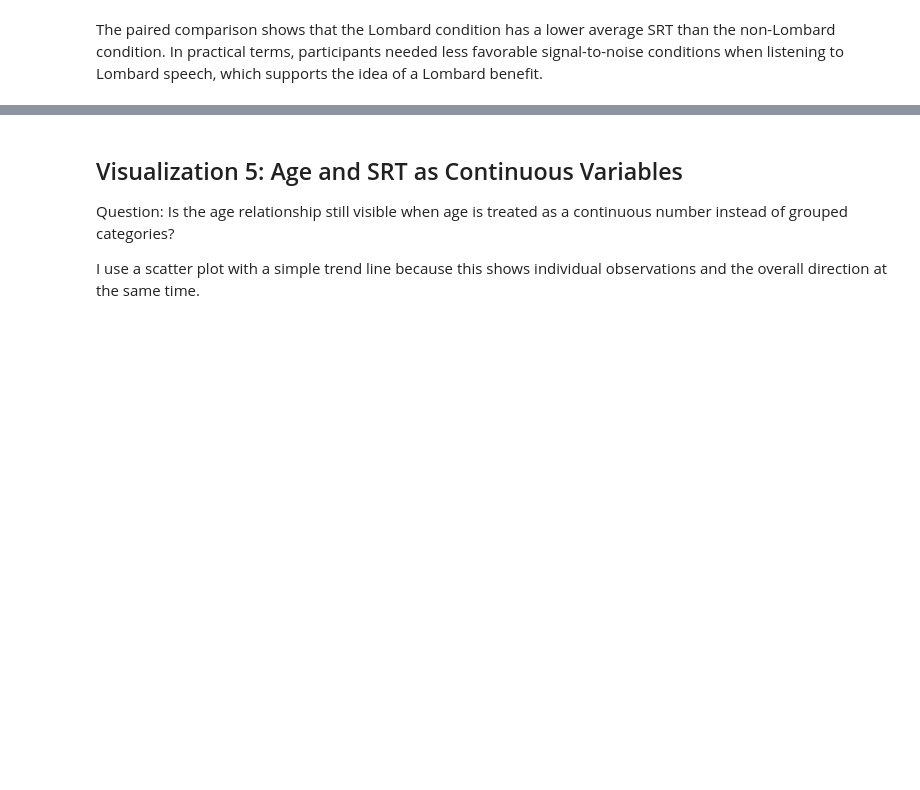
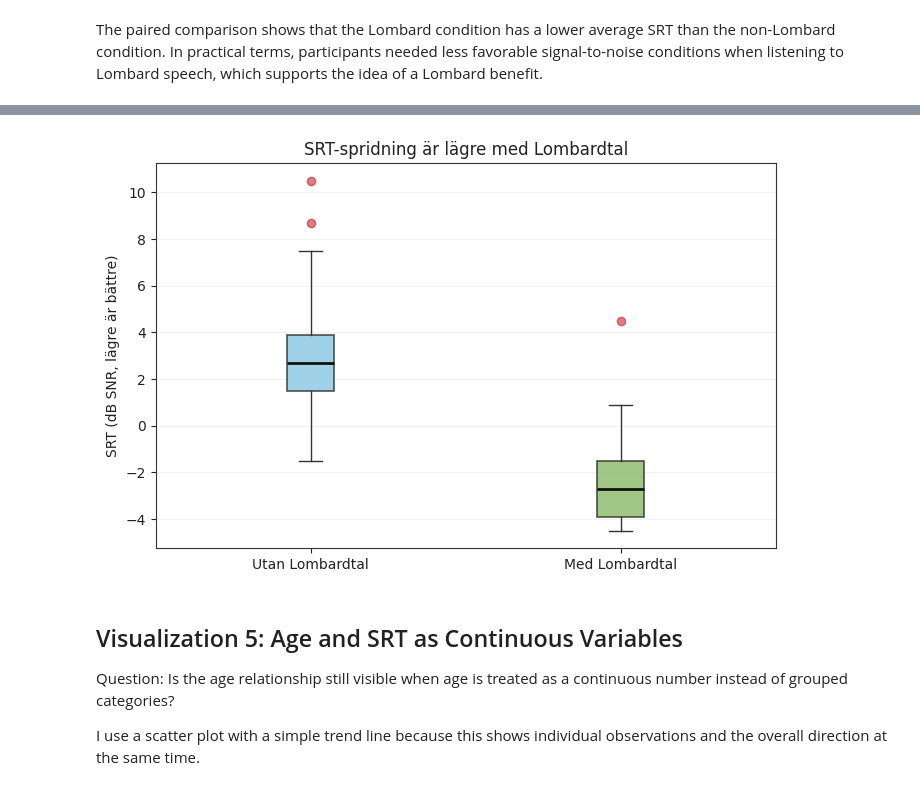
Before and after one commit to OskarUNLEASHED/KK1_Audiology, a Jupyter notebook: notebook.ipynb, the cells around one changed output, grey strips where cells are left out. Cells and saved outputs as stored; diff of their text form; code cells hidden in the pictures; blank space fills up the shorter version.

Commit message:
Mer sorters grafer, just to show the skillz

```diff
--- a/notebook.ipynb
+++ b/notebook.ipynb
@@ -453,3 +480,33 @@ The paired comparison shows that the Lombard condition has a lower average SRT t
+# %%
+srt_boxplot_data = [
+    analysis_df["SRTNLBIN1"].dropna(),
+    analysis_df["SRTLBIN1"].dropna(),
+]
+
+fig, ax = plt.subplots(figsize=(8, 5))
+
+box = ax.boxplot(
+    srt_boxplot_data,
+    tick_labels=["Utan Lombardtal", "Med Lombardtal"],
+    patch_artist=True,
+    medianprops={"color": "#111111", "linewidth": 2},
+    boxprops={"edgecolor": "#333333", "linewidth": 1.2},
+    whiskerprops={"color": "#333333"},
+    capprops={"color": "#333333"},
+    flierprops={"marker": "o", "markerfacecolor": "#c1121f", "markeredgecolor": "#c1121f", "alpha": 0.55},
+)
+
+for patch, color in zip(box["boxes"], ["#8ecae6", "#90be6d"]):
+    patch.set_facecolor(color)
+    patch.set_alpha(0.85)
+
+ax.set_title("SRT-spridning är lägre med Lombardtal")
+ax.set_ylabel("SRT (dB SNR, lägre är bättre)")
+ax.grid(axis="y", alpha=0.25)
+
+plt.show()
+# %% [output]
+[figure, added]
 # %% [markdown]
 ## Visualization 5: Age and SRT as Continuous Variables
 
```
Also changed, not shown: parts of 5 cells of this notebook, 1 other file.
